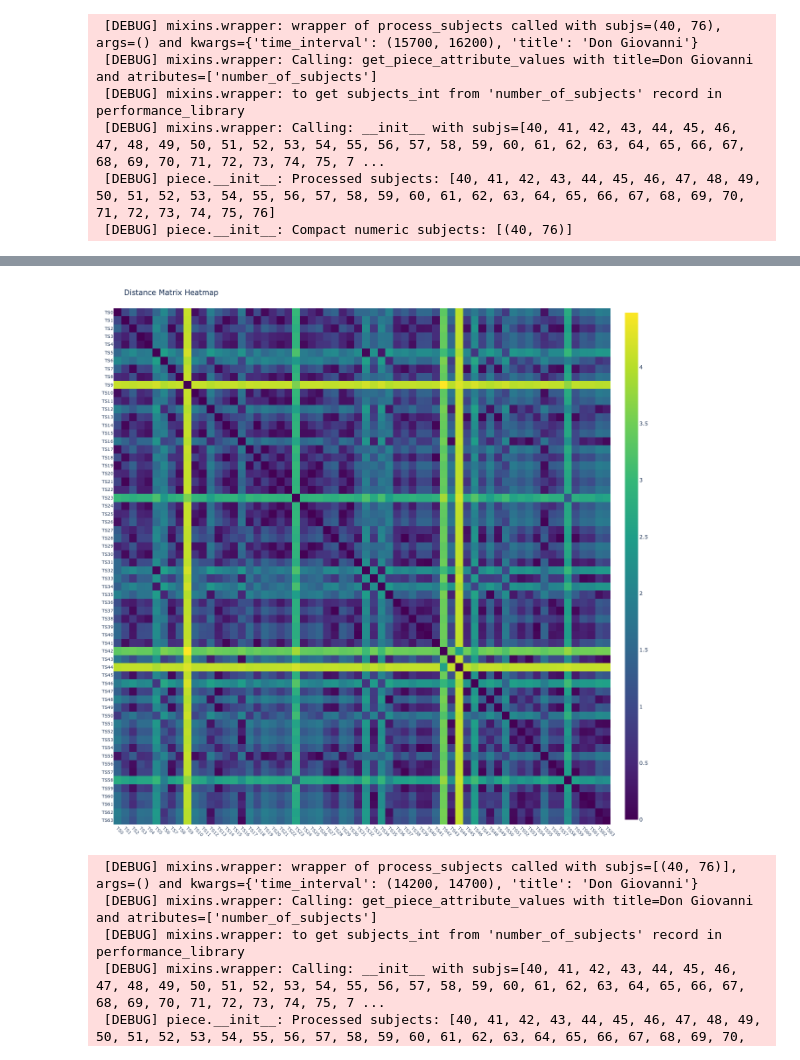
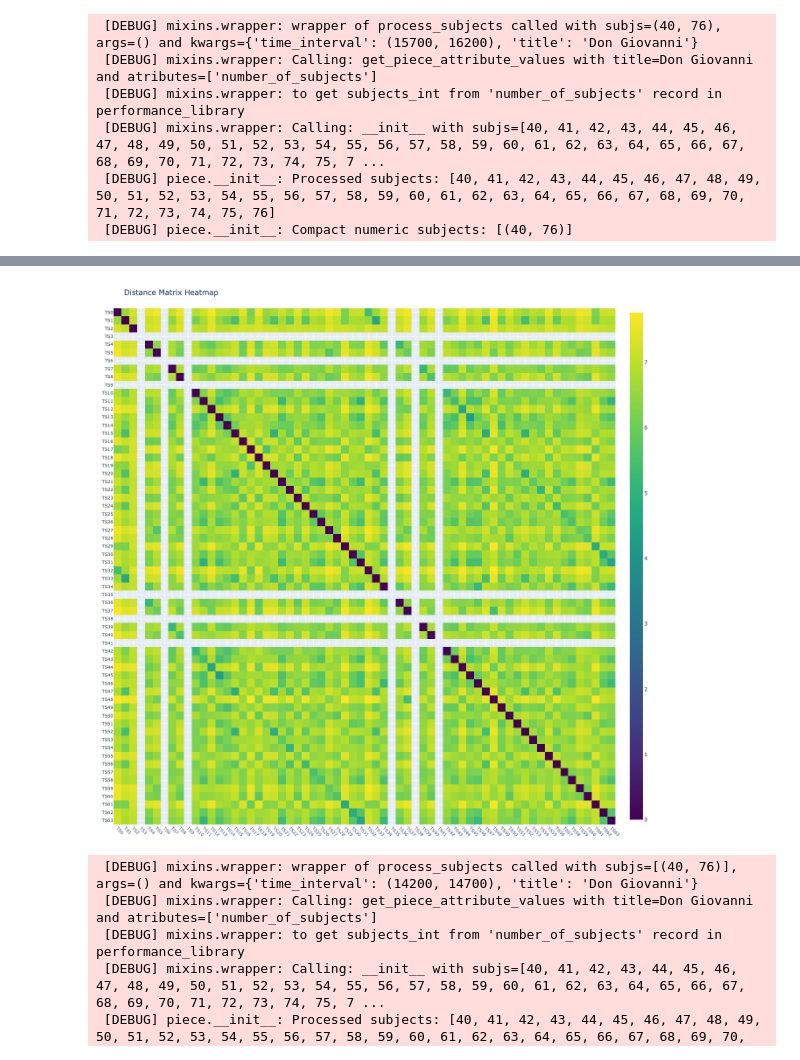
Before and after one commit to rdned/nbdev_fhemb, a Jupyter notebook: nbs/classify.ipynb, the cells around one changed output, grey strips where cells are left out. Drawn from its saved outputs; the diff is of its cells as text; code cells hidden in the pictures.

```diff
--- a/nbs/classify.ipynb
+++ b/nbs/classify.ipynb
@@ -182,8 +182,8 @@ fftrio22 = Piece(
  [DEBUG] piece.__init__: Compact numeric subjects: [(40, 76)]
 # %%
 #| eval: true
-Xopera0 = np.stack([fftrio0.percentiles_face(fbands=[1], features=['p85'], factory=wfactories['db4']).features_tint[subj] for subj in fftrio0.percentiles_face(factory=wfactories['db4']).subjects])
-Xopera1 = np.stack([fftrio1.percentiles_face(fbands=[1], features=['p85'], factory=wfactories['db4']).features_tint[subj] for subj in fftrio1.percentiles_face(factory=wfactories['db4']).subjects])
+Xopera0 = np.stack([fftrio0.percentiles_face(fbands=[0], features=['p85'], factory=wfactories['db4']).features_tint[subj] for subj in fftrio0.percentiles_face(factory=wfactories['db4']).subjects])
+Xopera1 = np.stack([fftrio1.percentiles_face(fbands=[0], features=['p85'], factory=wfactories['db4']).features_tint[subj] for subj in fftrio1.percentiles_face(factory=wfactories['db4']).subjects])
 Xopera = np.concatenate([Xopera0, Xopera1])
 plot_dm_heatmap(Xopera, alignment_type='fastdtw', gamma=1, normalize='log', n_jobs=8)  # 'dcor', 'fastdtw'(euclidean), 'tslearn_dtw'(euclidean), 'soft_dtw'(sqeuclidean), 'soft_dtw_div'
 # %% [output]
@@ -207,4 +207,4 @@ TripleDES has been moved to cryptography.hazmat.decrepit.ciphers.algorithms.Trip
-[figure, old version]
+[figure, new version]
 # %%
 #| hide
 COLUMNS_FILTER=[
```
Also changed, not shown: parts of 1 cell of this notebook, 2 other files.
